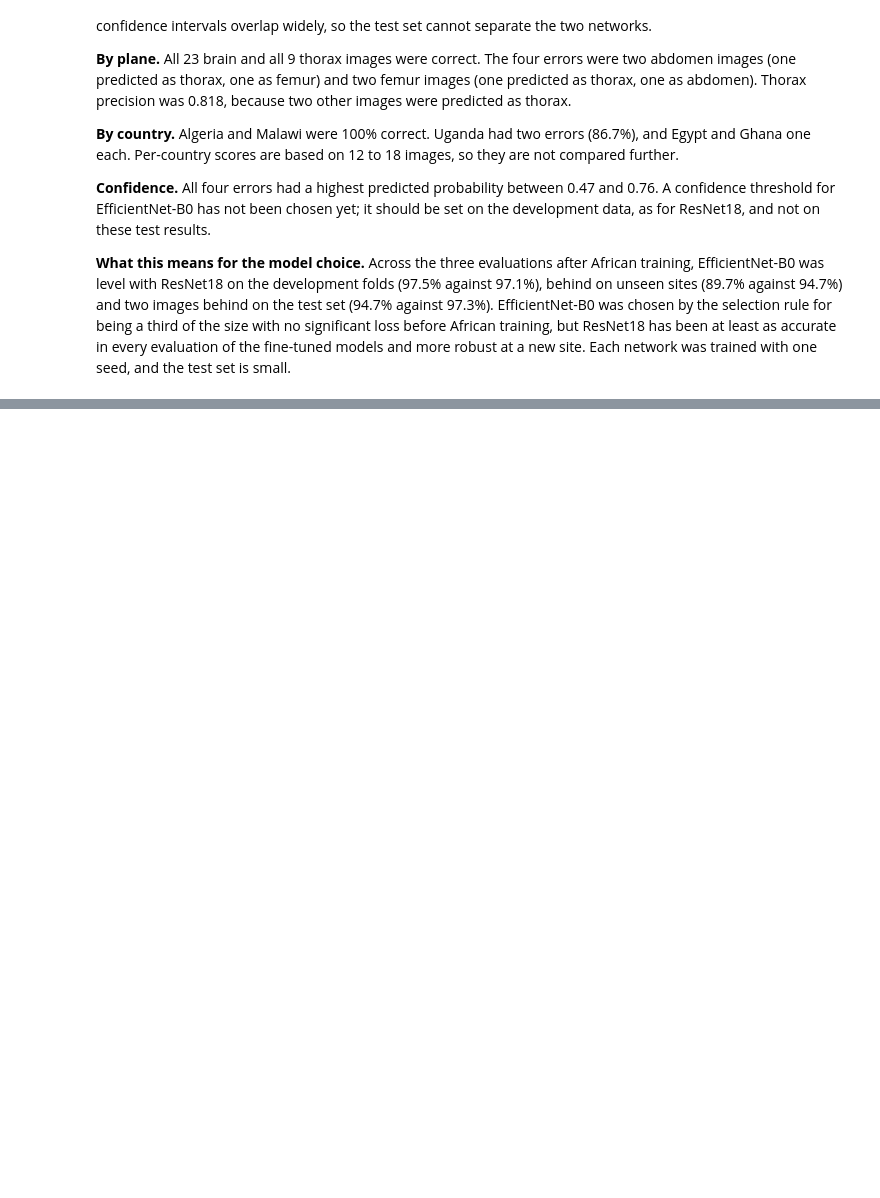
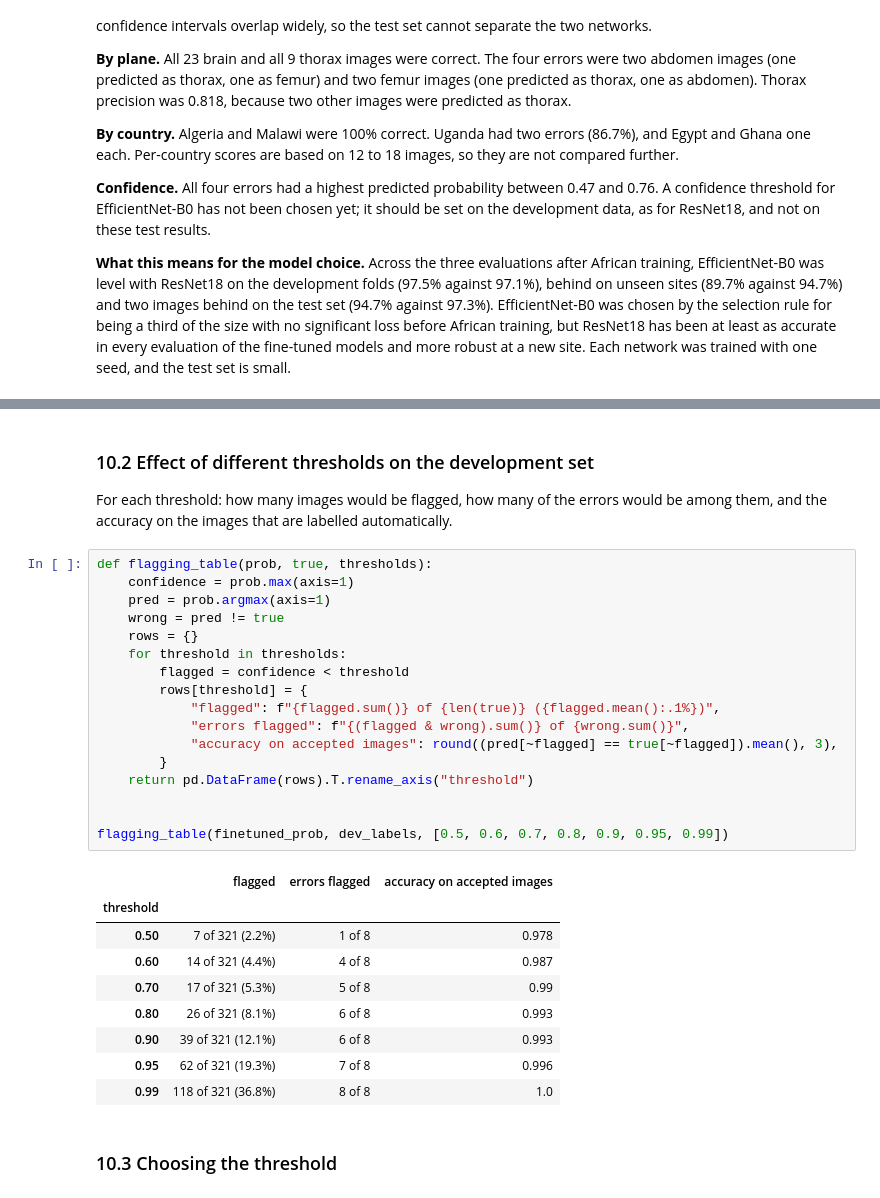
Before and after one commit to odunayoakinlade/fetal-ultrasound-plane-classification, a Jupyter notebook: phase3_modelling/notebooks/efficientnet_training.ipynb, the cells around one changed output, grey strips where cells are left out. Saved outputs shown, nothing was run; the diff lists cells and outputs as text; blank space fills up the shorter version.

```diff
--- a/phase3_modelling/notebooks/efficientnet_training.ipynb
+++ b/phase3_modelling/notebooks/efficientnet_training.ipynb
@@ -471,0 +498,33 @@ plt.show()
+# %% [markdown]
+### 10.2 Effect of different thresholds on the development set
+
+For each threshold: how many images would be flagged, how many of the errors would be among them, and the accuracy on the images that are labelled automatically.
+# %%
+def flagging_table(prob, true, thresholds):
+    confidence = prob.max(axis=1)
+    pred = prob.argmax(axis=1)
+    wrong = pred != true
+    rows = {}
+    for threshold in thresholds:
+        flagged = confidence < threshold
+        rows[threshold] = {
+            "flagged": f"{flagged.sum()} of {len(true)} ({flagged.mean():.1%})",
+            "errors flagged": f"{(flagged & wrong).sum()} of {wrong.sum()}",
+            "accuracy on accepted images": round((pred[~flagged] == true[~flagged]).mean(), 3),
+        }
+    return pd.DataFrame(rows).T.rename_axis("threshold")
+
+
+flagging_table(finetuned_prob, dev_labels, [0.5, 0.6, 0.7, 0.8, 0.9, 0.95, 0.99])
+# %% [output]
+|  | flagged | errors flagged | accuracy on accepted images |
+| threshold |  |  |  |
+| 0.50 | 7 of 321 (2.2%) | 1 of 8 | 0.978 |
+| 0.60 | 14 of 321 (4.4%) | 4 of 8 | 0.987 |
+| 0.70 | 17 of 321 (5.3%) | 5 of 8 | 0.99 |
+| 0.80 | 26 of 321 (8.1%) | 6 of 8 | 0.993 |
+| 0.90 | 39 of 321 (12.1%) | 6 of 8 | 0.993 |
+| 0.95 | 62 of 321 (19.3%) | 7 of 8 | 0.996 |
+| 0.99 | 118 of 321 (36.8%) | 8 of 8 | 1.0 |
+# %% [markdown]
+### 10.3 Choosing the threshold
```
Also changed, not shown: parts of 8 cells of this notebook, 2 other files.
